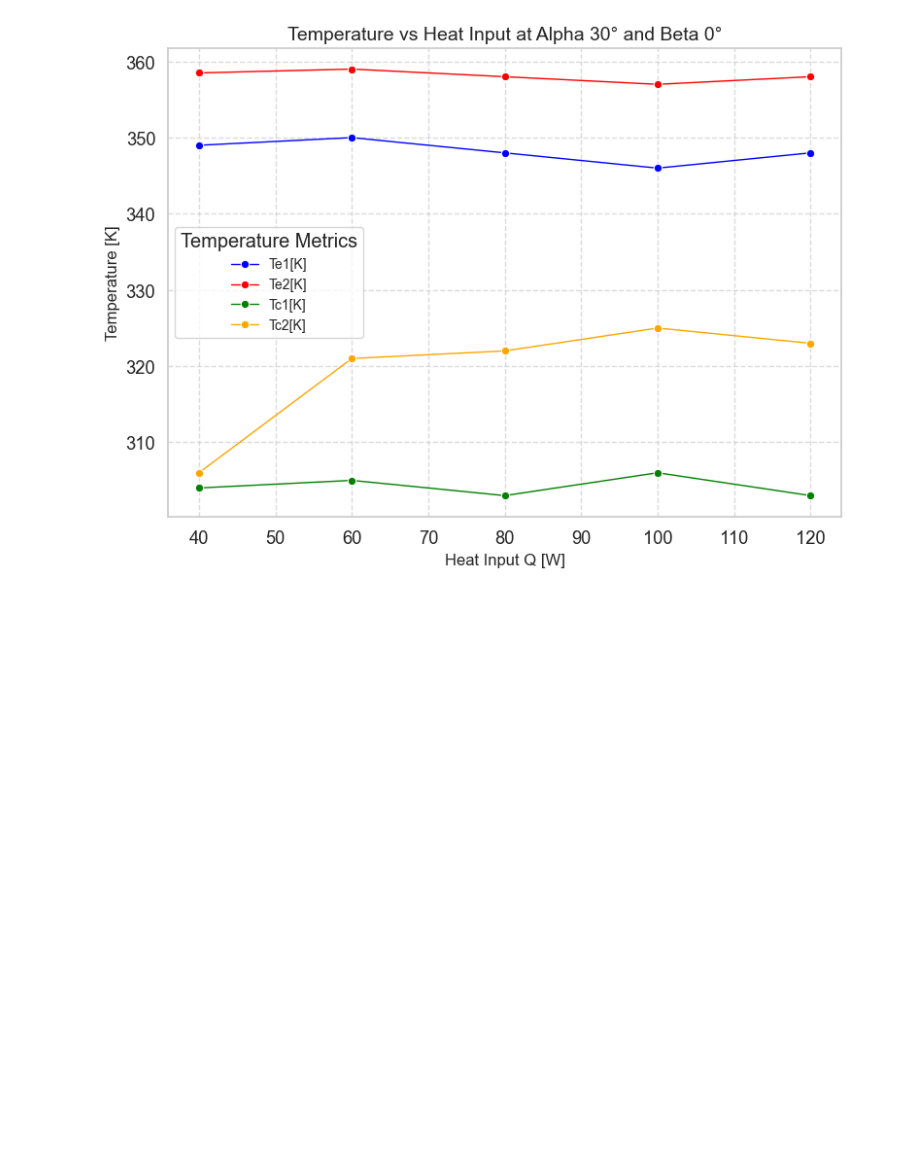
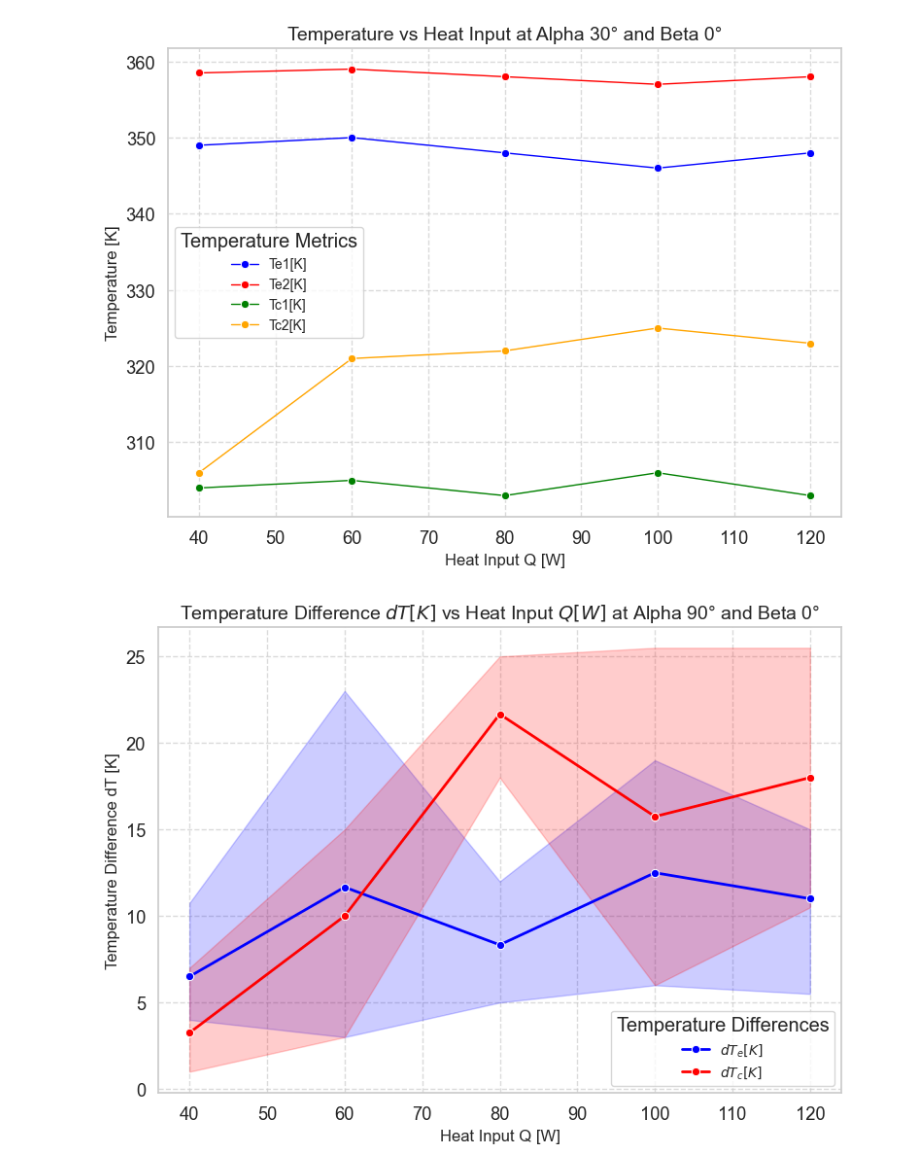
Before and after one commit to kamleshparmar17/Advanced_PulseHeatPipe_krp, a Jupyter notebook: ml/eda/plots_five_steps_method.ipynb, the cells around one changed output. Cells and saved outputs as stored; diff of their text form; code cells hidden in the pictures; blank space fills up the shorter version.

Commit message:
plots_five_steps_method is updated

```diff
--- a/ml/eda/plots_five_steps_method.ipynb
+++ b/ml/eda/plots_five_steps_method.ipynb
@@ -281,3 +281,40 @@ plt.tight_layout()
 plt.show()
 # %% [output]
 [figure]
+# %%
+# Filter the data for alpha only (example: alpha == 90)
+alpha_only_data = df[df["alpha"] == 90]  # Adjust the filter as needed
+
+# Plot the graph
+plt.figure(figsize=(8, 6))
+sns.lineplot(
+    data=alpha_only_data,
+    x="Q[W]",
+    y="dTe[K]",
+    marker="o",
+    label=r"$dT_e[K]$",
+    linewidth=2,
+    color='blue'
+)
+sns.lineplot(
+    data=alpha_only_data,
+    x="Q[W]",
+    y="dTc[K]",
+    marker="o",
+    label=r"$dT_c[K]$",
+    linewidth=2,
+    color='red'
+)
+
+# Enhance the graph for publication
+plt.title(r"Temperature Difference $dT[K]$ vs Heat Input $Q[W]$ at Alpha 90° and Beta 0°", fontsize=14)
+plt.xlabel("Heat Input Q [W]", fontsize=12)
+plt.ylabel("Temperature Difference dT [K]", fontsize=12)
+plt.grid(True, linestyle='--', alpha=0.7)
+plt.legend(fontsize=10, title="Temperature Differences")
+plt.tight_layout()
+
+# Show the plot
+plt.show()
+# %% [output]
+[figure, added]
```
Also changed, not shown: parts of 2 cells of this notebook.
